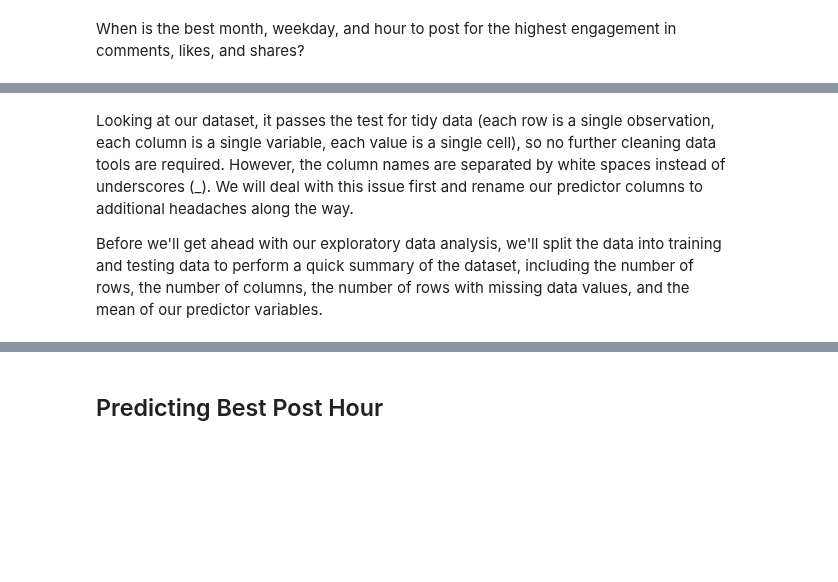
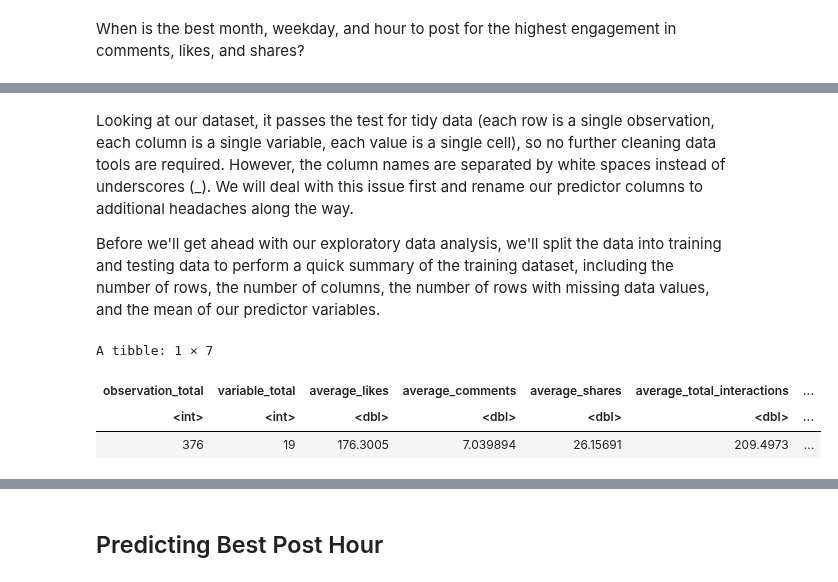
Before and after one commit to amellios/data_science_woohoo, a Jupyter notebook: Final Project Analysis.ipynb, the cells around one changed output, grey strips where cells are left out. Saved outputs shown, nothing was run; the diff lists cells and outputs as text; code cells hidden in the pictures; blank space fills up the shorter version.

```diff
--- a/Final Project Analysis.ipynb
+++ b/Final Project Analysis.ipynb
@@ -38,44 +75,54 @@ facebook[is.na(facebook)] <- 0
 # %% [markdown]
 Looking at our dataset, it passes the test for tidy data (each row is a single observation, each column is a single variable, each value is a single cell), so no further cleaning data tools are required. However, the column names are separated by white spaces instead of underscores (_). We will deal with this issue first and rename our predictor columns to additional headaches along the way.
 
-Before we'll get ahead with our exploratory data analysis, we'll split the data into training and testing data to perform a quick summary of the dataset, including the number of rows, the number of columns, the number of rows with missing data values, and the mean of our predictor variables.
+Before we'll get ahead with our exploratory data analysis, we'll split the data into training and testing data to perform a quick summary of the training dataset, including the number of rows, the number of columns, the number of rows with missing data values, and the mean of our predictor variables.
 # %%
 #Renaming "Post Hour"
 facebook_1 <- facebook %>% rename(post_hour = `Post Hour`)
+facebook_1 <- facebook_1 %>% rename(total_interactions = `Total Interactions`)
+facebook_filtered <- facebook_1 %>% filter(total_interactions < 5000)
 
 #Split into training (75 percent of data set) and test data
 set.seed(2021)
-facebook_split <- initial_split(facebook_1, prop = 0.75, strata = post_hour)
+facebook_split <- initial_split(facebook_filtered, prop = 0.75, strata = post_hour)
 facebook_train <- training(facebook_split)
 facebook_test <- testing(facebook_split)
-facebook_train
+
 
 #Missing Rows of Data
 missing_rows <- sum(colSums(is.na(facebook_train)))
 
 #Average of Each Predictor Variable
 average_likes <- mean(facebook_train[["like"]])
 average_comments <- mean(facebook_train[["comment"]])
 average_shares <- mean(facebook_train[["share"]])
+average_total_interactions <- mean(facebook_train[["total_interactions"]])
 
 #Total Number of Observations
 observation_total <- nrow(facebook_train)
 
 #Total Number of Variables
 variable_total <- ncol(facebook_train)
 
 #Exploratory Data Analysis Table
 exploratory_table <- facebook_train %>%
                      mutate(facebook_train, observation_total = observation_total) %>%
                      mutate(facebook_train, variable_total = variable_total) %>%
                      mutate(facebook_train, average_likes = average_likes) %>%
                      mutate(facebook_train, average_comments = average_comments) %>%
                      mutate(facebook_train, average_shares = average_shares) %>%
+                     mutate(facebook_train, average_total_interactions = average_total_interactions) %>%
                      mutate(facebook_train, missing_rows = missing_rows) %>%
-                     select(observation_total, variable_total, average_likes, average_comments, average_shares, missing_rows) %>%
+                     select(observation_total, variable_total, average_likes, average_comments, average_shares, average_total_interactions,
+                            missing_rows) %>%
                      slice(1)
 exploratory_table
 #facebook <- facebook %>%
   #  select("Post Hour", "like", "comment", "share") %>%
    # rename(post_hour = "Post Hour")
 #facebook
+# %% [output]
+A tibble: 1 × 7
+| observation_total | variable_total | average_likes | average_comments | average_shares | average_total_interactions | ... |
+| <int> | <int> | <dbl> | <dbl> | <dbl> | <dbl> | ... |
+| 376 | 19 | 176.3005 | 7.039894 | 26.15691 | 209.4973 | ... |
```
Also changed, not shown: parts of 11 cells of this notebook.
